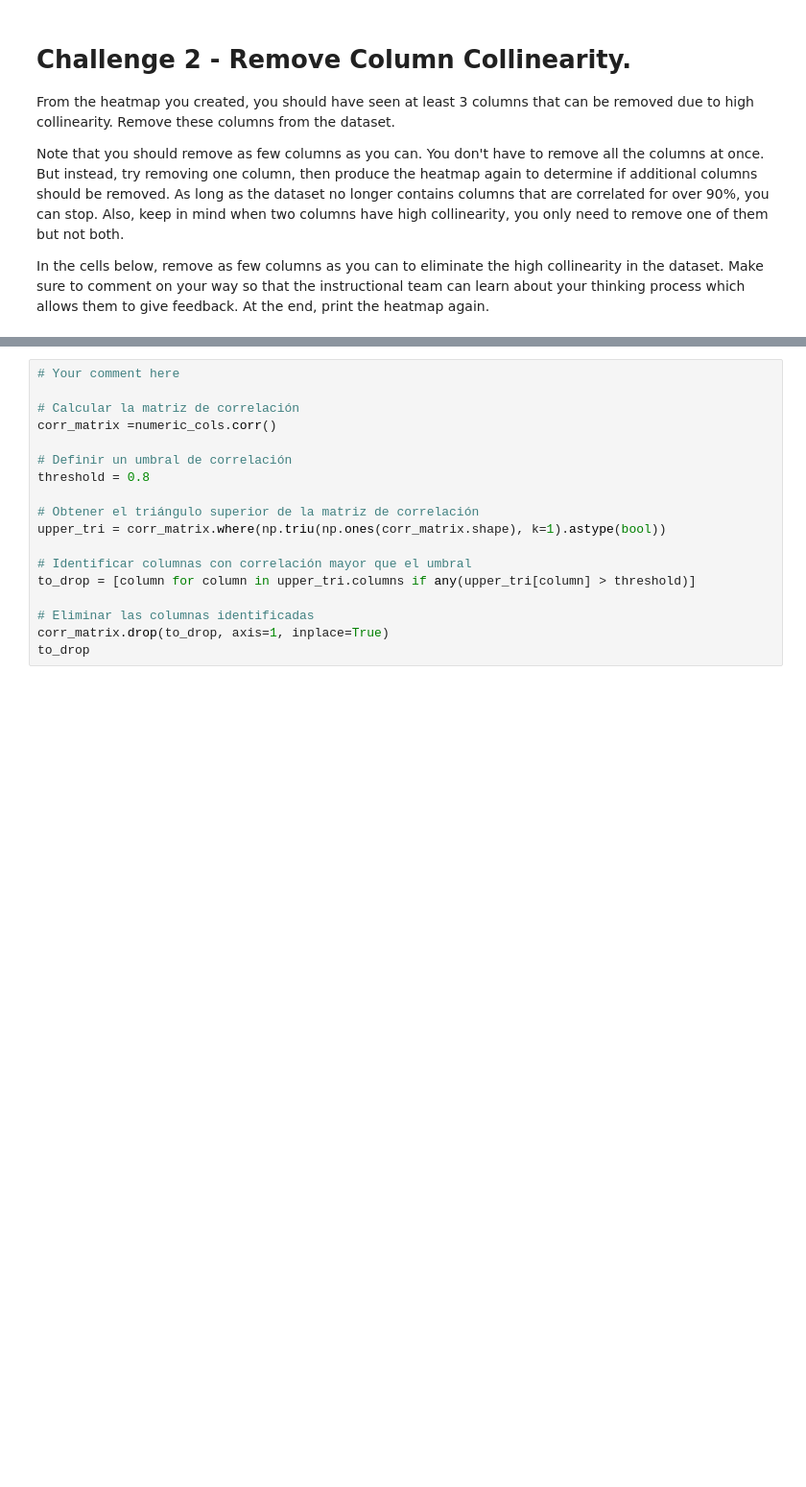
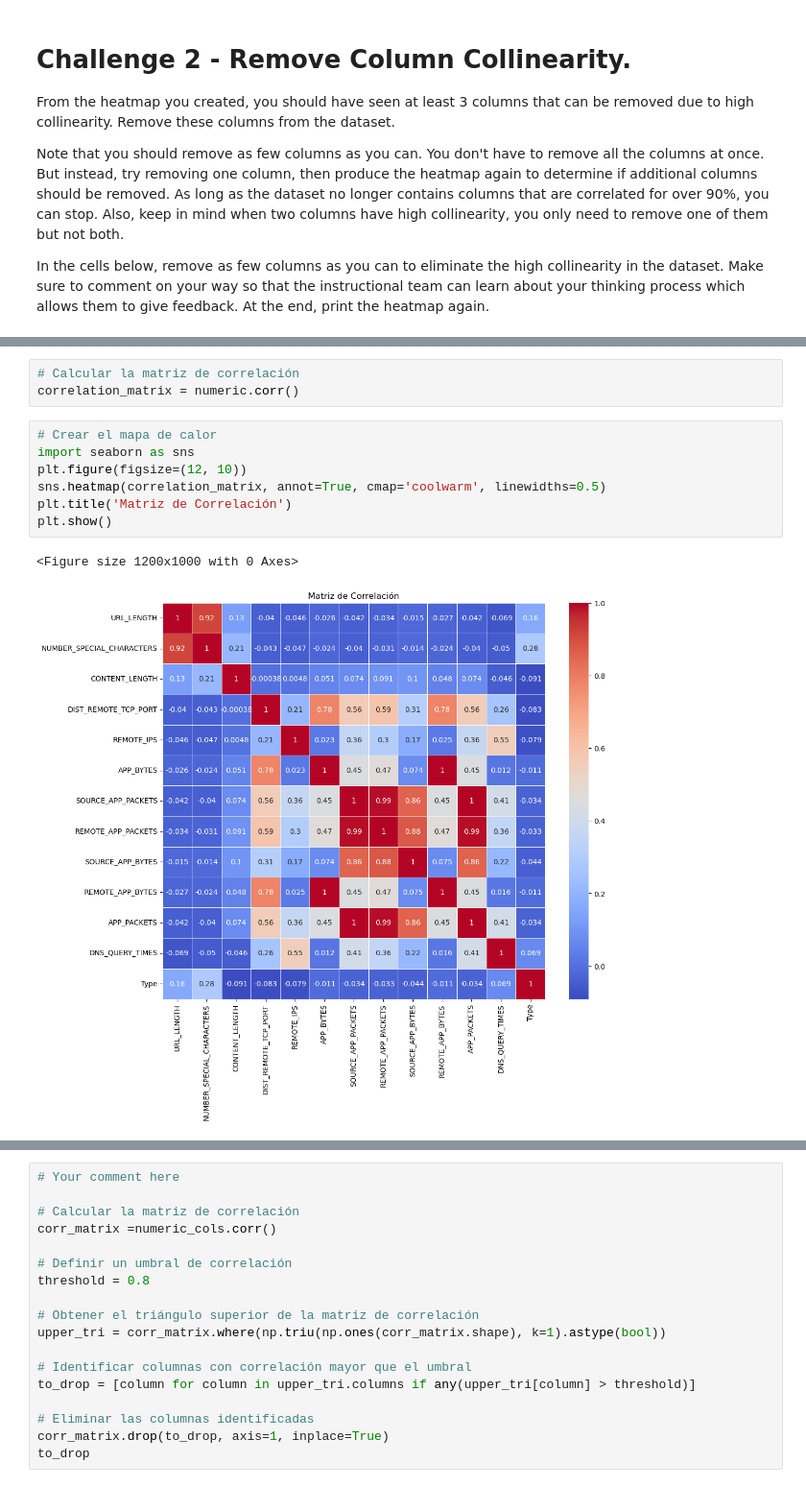
Before and after one commit to ih-datapt-mad/dataptmad0924_labs, a Jupyter notebook: module-3/supervised-learning/your-code/main.ipynb, the cells around one changed output, grey strips where cells are left out. Shown at 96% size. Drawn from its saved outputs; the diff is of its cells as text; blank space fills up the shorter version.

```diff
--- a/module-3/supervised-learning/your-code/main.ipynb
+++ b/module-3/supervised-learning/your-code/main.ipynb
@@ -136,0 +250,13 @@ correlation_matrix =numeric_cols.corr()
+# %%
+# Calcular la matriz de correlación
+correlation_matrix = numeric.corr()
+# %%
+# Crear el mapa de calor
+import seaborn as sns
+plt.figure(figsize=(12, 10))
+sns.heatmap(correlation_matrix, annot=True, cmap='coolwarm', linewidths=0.5)
+plt.title('Matriz de Correlación')
+plt.show()
+# %% [output]
+<Figure size 1200x1000 with 0 Axes>
+[figure, added]
```
Also changed, not shown: parts of 72 cells of this notebook.
